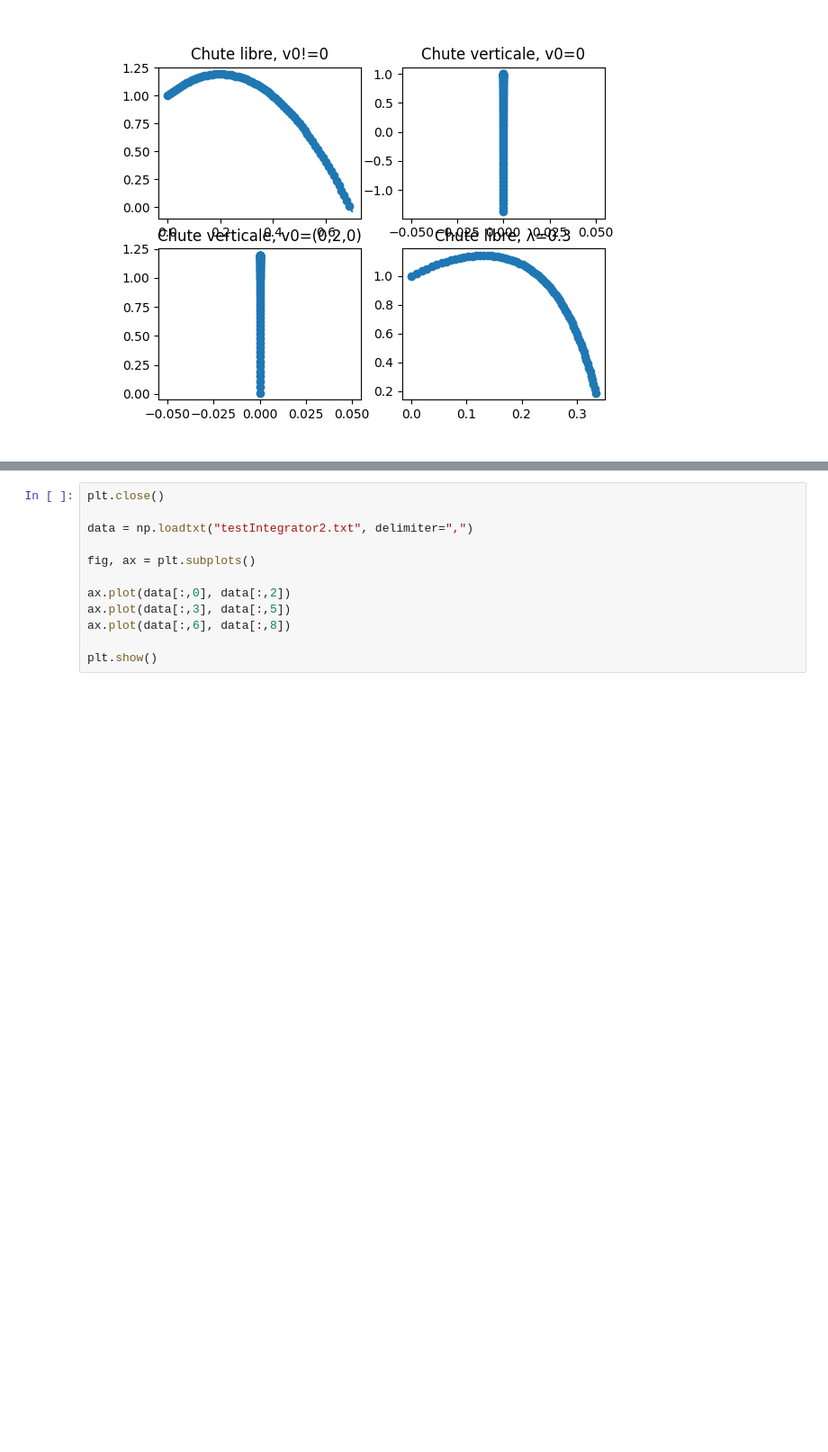
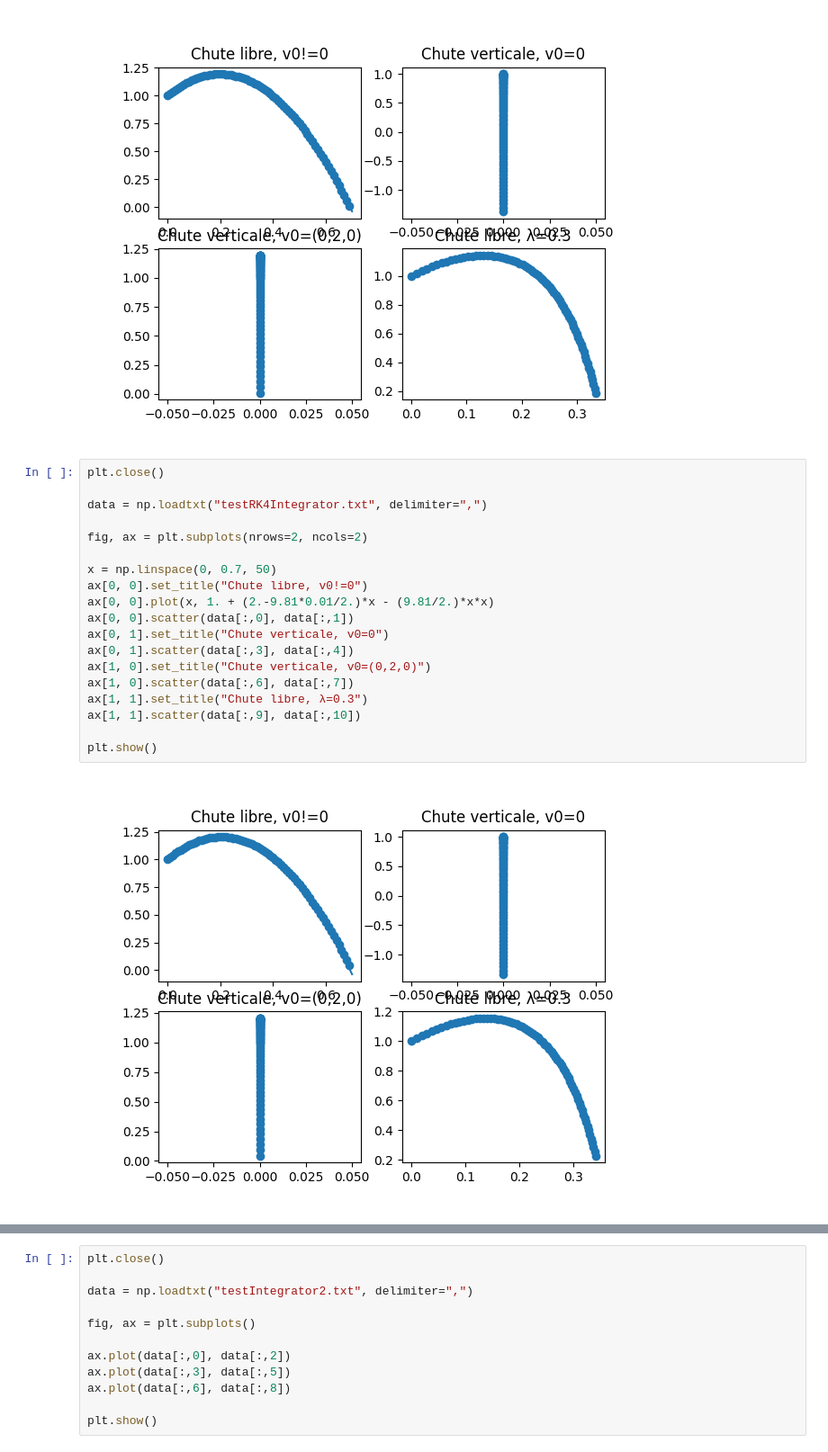
Before and after one commit to TomVdt/ClothSim, a Jupyter notebook: output/plotTestResults.ipynb, the cells around one changed output, grey strips where cells are left out. Shown at 90% size. Cells and saved outputs as stored; diff of their text form; blank space fills up the shorter version.

Commit message:
tests finito affichage python

```diff
--- a/output/plotTestResults.ipynb
+++ b/output/plotTestResults.ipynb
@@ -42,3 +42,24 @@ ax[1, 1].scatter(data[:,9], data[:,10])
 plt.show()
 # %% [output]
 [figure]
+# %%
+plt.close()
+
+data = np.loadtxt("testRK4Integrator.txt", delimiter=",")
+
+fig, ax = plt.subplots(nrows=2, ncols=2)
+
+x = np.linspace(0, 0.7, 50)
+ax[0, 0].set_title("Chute libre, v0!=0")
+ax[0, 0].plot(x, 1. + (2.-9.81*0.01/2.)*x - (9.81/2.)*x*x)
+ax[0, 0].scatter(data[:,0], data[:,1])
+ax[0, 1].set_title("Chute verticale, v0=0")
+ax[0, 1].scatter(data[:,3], data[:,4])
+ax[1, 0].set_title("Chute verticale, v0=(0,2,0)")
+ax[1, 0].scatter(data[:,6], data[:,7])
+ax[1, 1].set_title("Chute libre, λ=0.3")
+ax[1, 1].scatter(data[:,9], data[:,10])
+
+plt.show()
+# %% [output]
+[figure, added]
```
Also changed, not shown: parts of 4 cells of this notebook, 6 other files.
